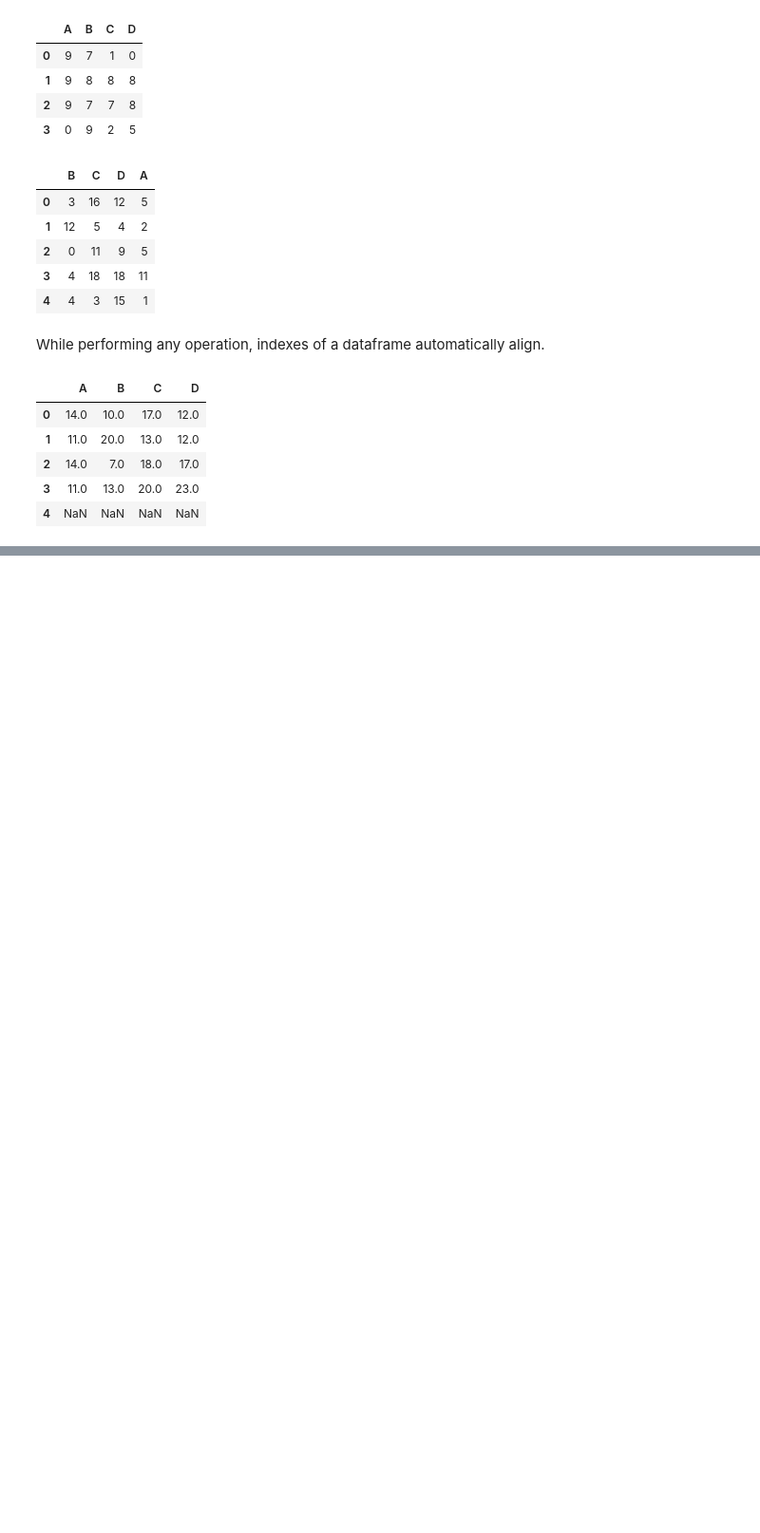
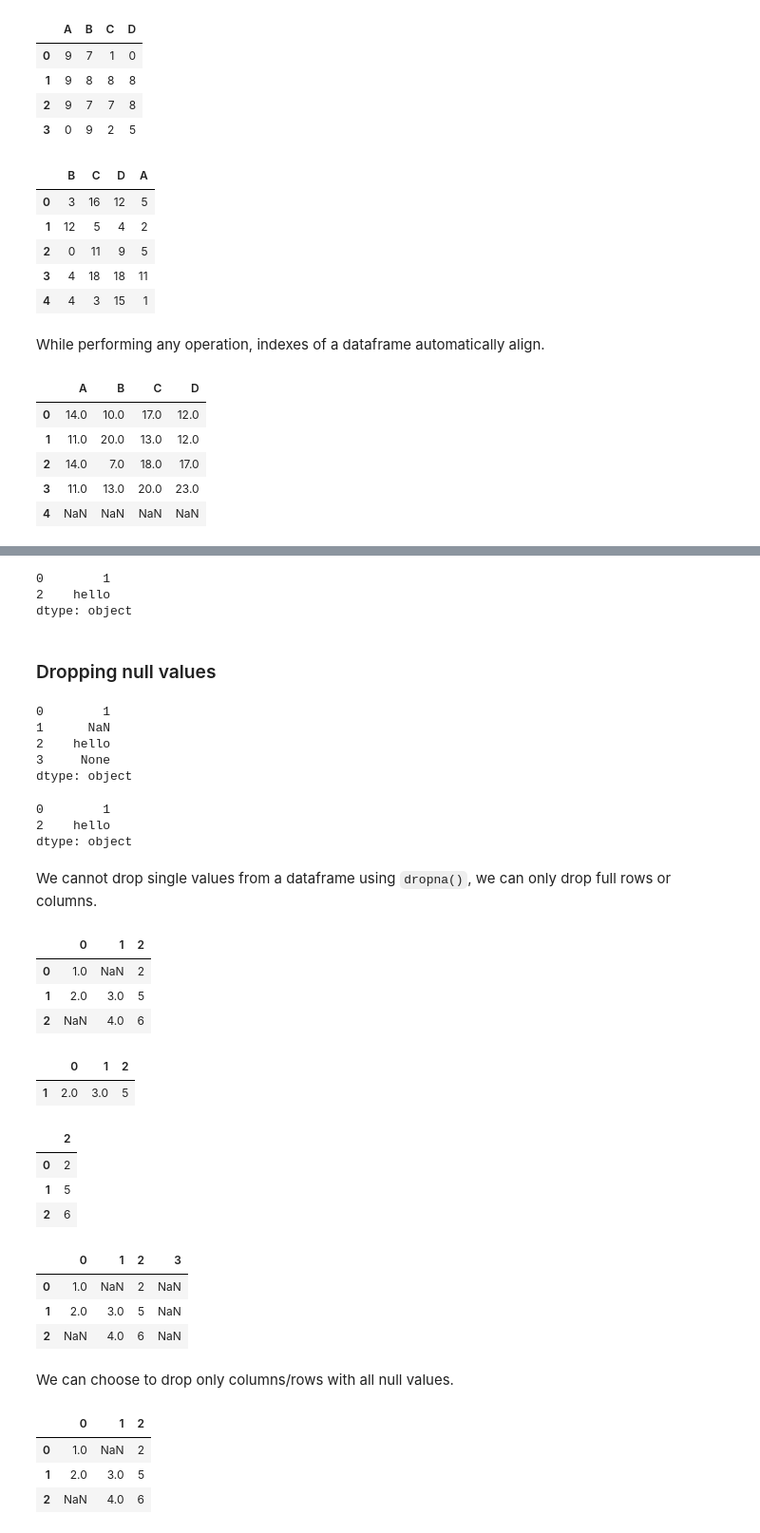
Before and after one commit to ArpanMajumdar/pandas-tutorial, a Jupyter notebook: Pandas tutorial.ipynb, the cells around one changed output, grey strips where cells are left out. Shown at 95% size. Saved outputs shown, nothing was run; the diff lists cells and outputs as text; code cells hidden in the pictures; blank space fills up the shorter version.

Commit message:
Dealing with null values + Hierarchical indexing

```diff
--- a/Pandas tutorial.ipynb
+++ b/Pandas tutorial.ipynb
@@ -362,0 +420,63 @@ A + B
+# %%
+data[data.notnull()]
+# %% [output]
+0        1
+2    hello
+dtype: object
+# %% [markdown]
+### Dropping null values
+# %%
+data
+# %% [output]
+0        1
+1      NaN
+2    hello
+3     None
+dtype: object
+# %%
+data.dropna()
+# %% [output]
+0        1
+2    hello
+dtype: object
+# %% [markdown]
+We cannot drop single values from a dataframe using `dropna()`, we can only drop full rows or columns.
+# %%
+data = pd.DataFrame([[1,      np.nan, 2],
+                           [2,      3,      5],
+                           [np.nan, 4,      6]])
+data
+# %% [output]
+|  | 0 | 1 | 2 |
+| 0 | 1.0 | NaN | 2 |
+| 1 | 2.0 | 3.0 | 5 |
+| 2 | NaN | 4.0 | 6 |
+# %%
+data.dropna()
+# %% [output]
+|  | 0 | 1 | 2 |
+| 1 | 2.0 | 3.0 | 5 |
+# %%
+data.dropna(axis='columns')
+# %% [output]
+|  | 2 |
+| 0 | 2 |
+| 1 | 5 |
+| 2 | 6 |
+# %%
+data[3]=np.nan
+data
+# %% [output]
+|  | 0 | 1 | 2 | 3 |
+| 0 | 1.0 | NaN | 2 | NaN |
+| 1 | 2.0 | 3.0 | 5 | NaN |
+| 2 | NaN | 4.0 | 6 | NaN |
+# %% [markdown]
+We can choose to drop only columns/rows with all null values.
+# %%
+data.dropna(axis='columns',how='all')
+# %% [output]
+|  | 0 | 1 | 2 |
+| 0 | 1.0 | NaN | 2 |
+| 1 | 2.0 | 3.0 | 5 |
+| 2 | NaN | 4.0 | 6 |
```
Also changed, not shown: parts of 28 cells of this notebook.
